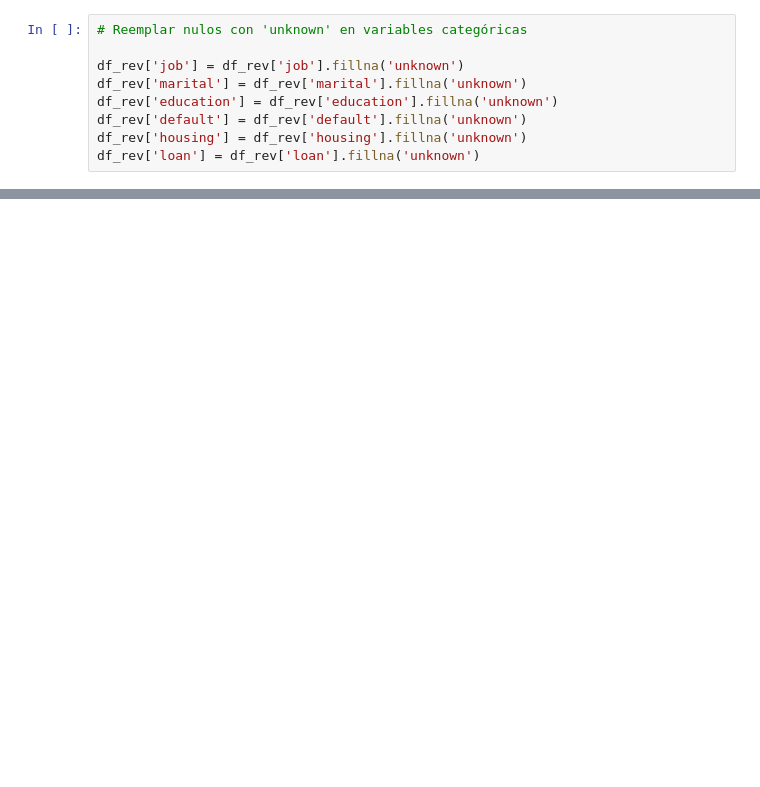
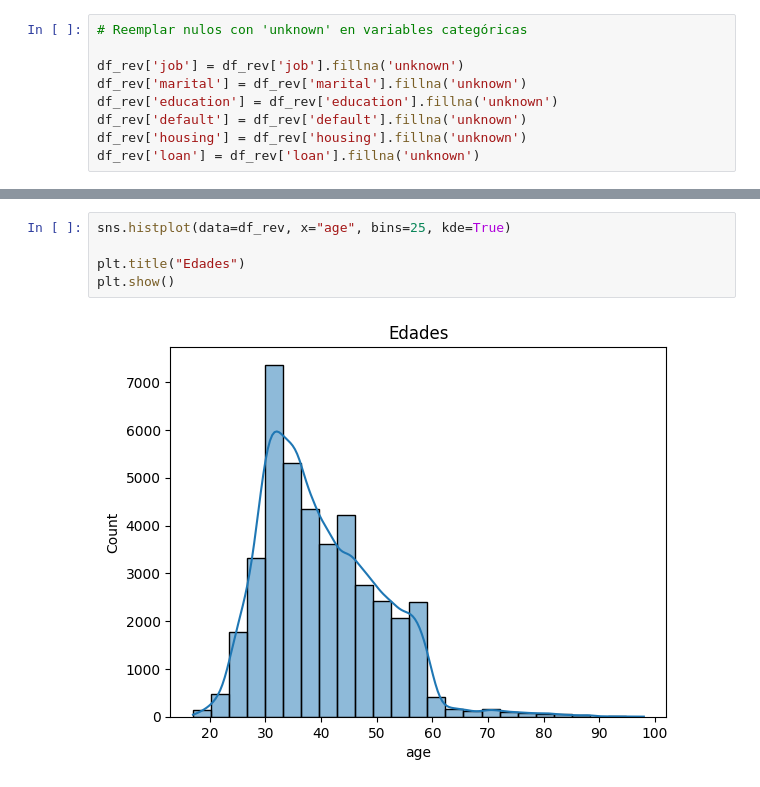
Before and after one commit to juanpabloluceroC/proyecto_campana_marketing, a Jupyter notebook: marketing_santander.ipynb, the cells around one changed output, grey strips where cells are left out. Cells and saved outputs as stored; diff of their text form; blank space fills up the shorter version.

```diff
--- a/marketing_santander.ipynb
+++ b/marketing_santander.ipynb
@@ -212,0 +186,7 @@ df_rev['loan'] = df_rev['loan'].fillna('unknown')
+# %%
+sns.histplot(data=df_rev, x="age", bins=25, kde=True)
+
+plt.title("Edades")
+plt.show()
+# %% [output]
+[figure, added]
```
Also changed, not shown: parts of 29 cells of this notebook.
